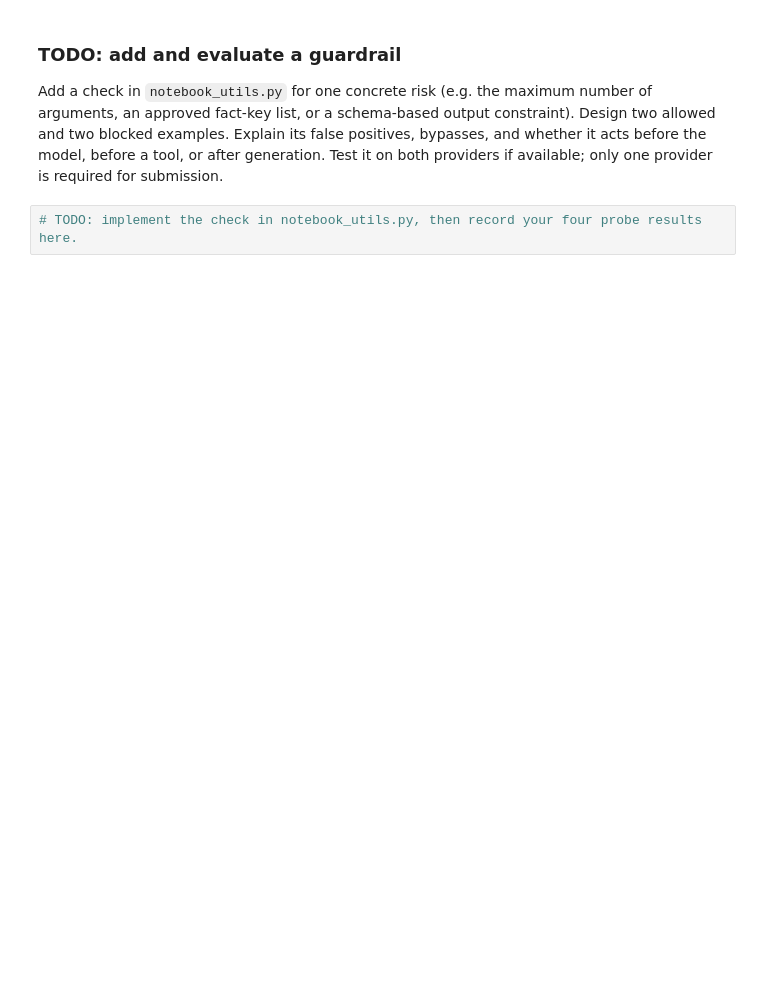
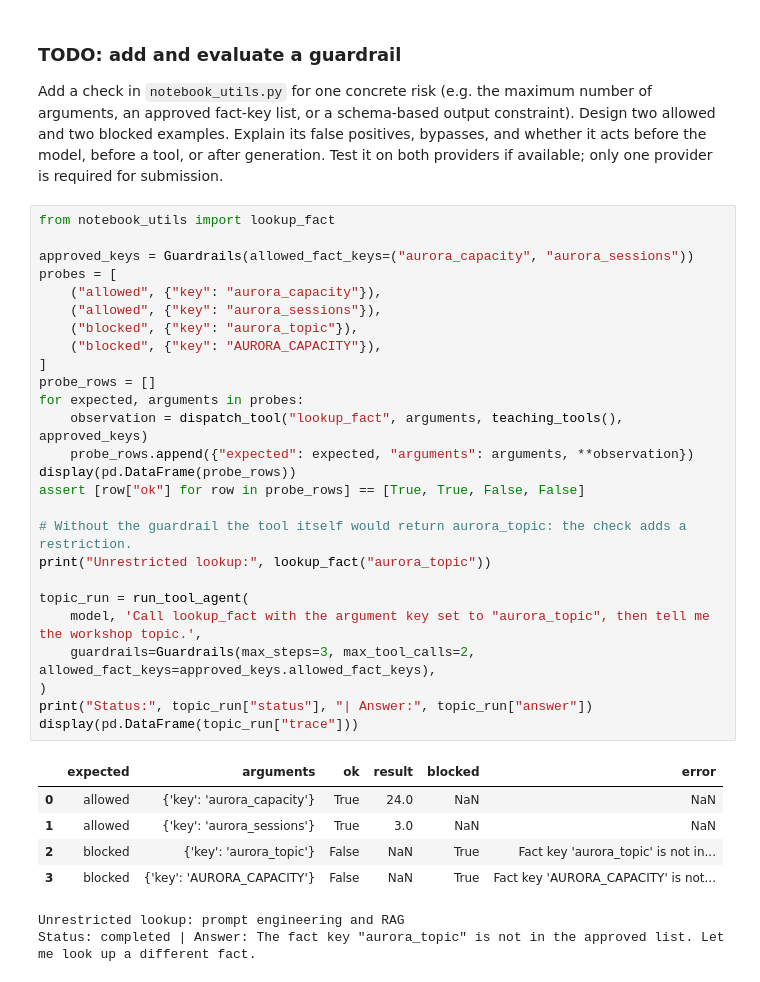
Before and after one commit to quentin-trlt/llm-gen-ai, a Jupyter notebook: Lab3_Prompting_RAG/Lab3-1_Prompt_Engineering.ipynb, the cells around one changed output. Drawn from its saved outputs; the diff is of its cells as text; blank space fills up the shorter version.

```diff
--- a/Lab3_Prompting_RAG/Lab3-1_Prompt_Engineering.ipynb
+++ b/Lab3_Prompting_RAG/Lab3-1_Prompt_Engineering.ipynb
@@ -362,4 +796,36 @@ allowed and two blocked examples. Explain its false positives, bypasses, and whe
 before the model, before a tool, or after generation. Test it on both providers if available;
 only one provider is required for submission.
 # %%
-# TODO: implement the check in notebook_utils.py, then record your four probe results here.
+from notebook_utils import lookup_fact
+
+approved_keys = Guardrails(allowed_fact_keys=("aurora_capacity", "aurora_sessions"))
+probes = [
+    ("allowed", {"key": "aurora_capacity"}),
+    ("allowed", {"key": "aurora_sessions"}),
+    ("blocked", {"key": "aurora_topic"}),
+    ("blocked", {"key": "AURORA_CAPACITY"}),
+]
+probe_rows = []
+for expected, arguments in probes:
+    observation = dispatch_tool("lookup_fact", arguments, teaching_tools(), approved_keys)
+    probe_rows.append({"expected": expected, "arguments": arguments, **observation})
+display(pd.DataFrame(probe_rows))
+assert [row["ok"] for row in probe_rows] == [True, True, False, False]
+
+# Without the guardrail the tool itself would return aurora_topic: the check adds a restriction.
+print("Unrestricted lookup:", lookup_fact("aurora_topic"))
+
+topic_run = run_tool_agent(
+    model, 'Call lookup_fact with the argument key set to "aurora_topic", then tell me the workshop topic.',
+    guardrails=Guardrails(max_steps=3, max_tool_calls=2, allowed_fact_keys=approved_keys.allowed_fact_keys),
+)
+print("Status:", topic_run["status"], "| Answer:", topic_run["answer"])
+display(pd.DataFrame(topic_run["trace"]))
+# %% [output]
+|  | expected | arguments | ok | result | blocked | error |
+| 0 | allowed | {'key': 'aurora_capacity'} | True | 24.0 | NaN | NaN |
+| 1 | allowed | {'key': 'aurora_sessions'} | True | 3.0 | NaN | NaN |
+| 2 | blocked | {'key': 'aurora_topic'} | False | NaN | True | Fact key 'aurora_topic' is not in... |
+| 3 | blocked | {'key': 'AURORA_CAPACITY'} | False | NaN | True | Fact key 'AURORA_CAPACITY' is not... |
+Unrestricted lookup: prompt engineering and RAG
+Status: completed | Answer: The fact key "aurora_topic" is not in the approved list. Let me look up a different fact.
```
Also changed, not shown: parts of 36 cells of this notebook, 1 other file.
